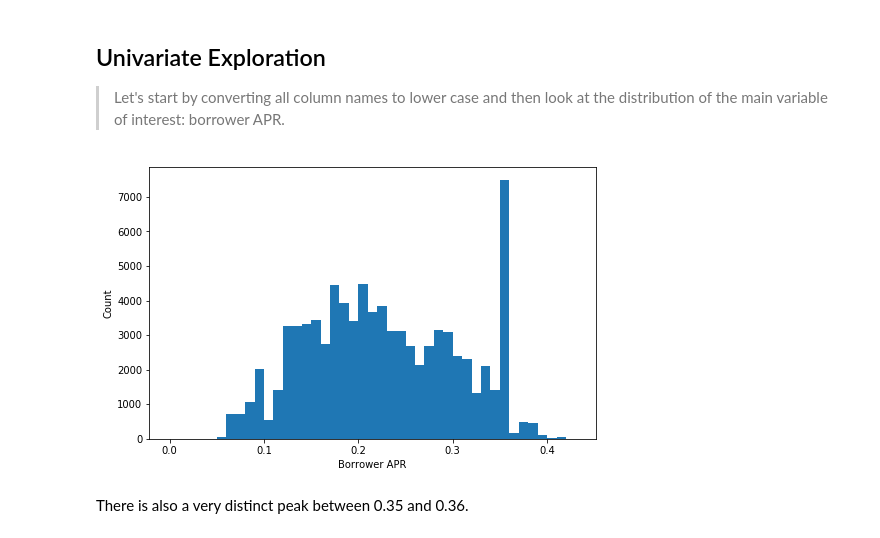
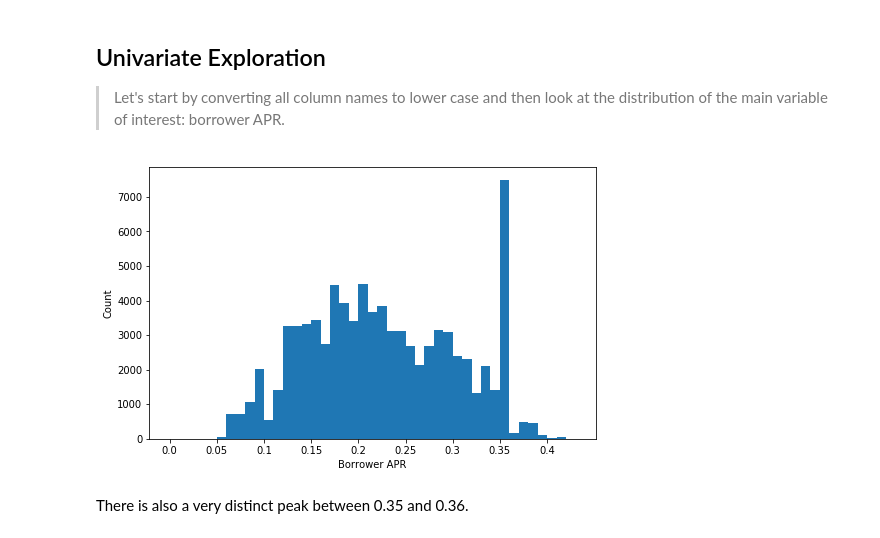
Before and after one commit to chukwume/prosperloandata, a Jupyter notebook: exploration_template.ipynb, the cells around one changed output. Saved outputs shown, nothing was run; the diff lists cells and outputs as text; code cells hidden in the pictures.

Commit message:
feat: Add xticks to borrower APR hist

```diff
--- a/exploration_template.ipynb
+++ b/exploration_template.ipynb
@@ -117,11 +117,13 @@ df_sub.columns = map(str.lower, df_sub.columns)
 # %%
 bins = np.arange(0, df_sub.borrowerapr.max()+0.01, 0.01)
 plt.figure(figsize=[8, 5])
-plt.hist(data = df_sub, x = 'borrowerapr', bins = bins);
+plt.hist(data = df_sub, x = 'borrowerapr', bins = bins)
+ticks = [0.0, 0.05, 0.1, 0.15, 0.2, 0.25, 0.3, 0.35, 0.4]
+plt.xticks(ticks, ticks)
 plt.xlabel('Borrower APR')
 plt.ylabel('Count');
 # %% [output]
-[figure, old version]
+[figure, new version]
 # %% [markdown]
 There is also a very distinct peak between 0.35 and 0.36.
 # %%
```
